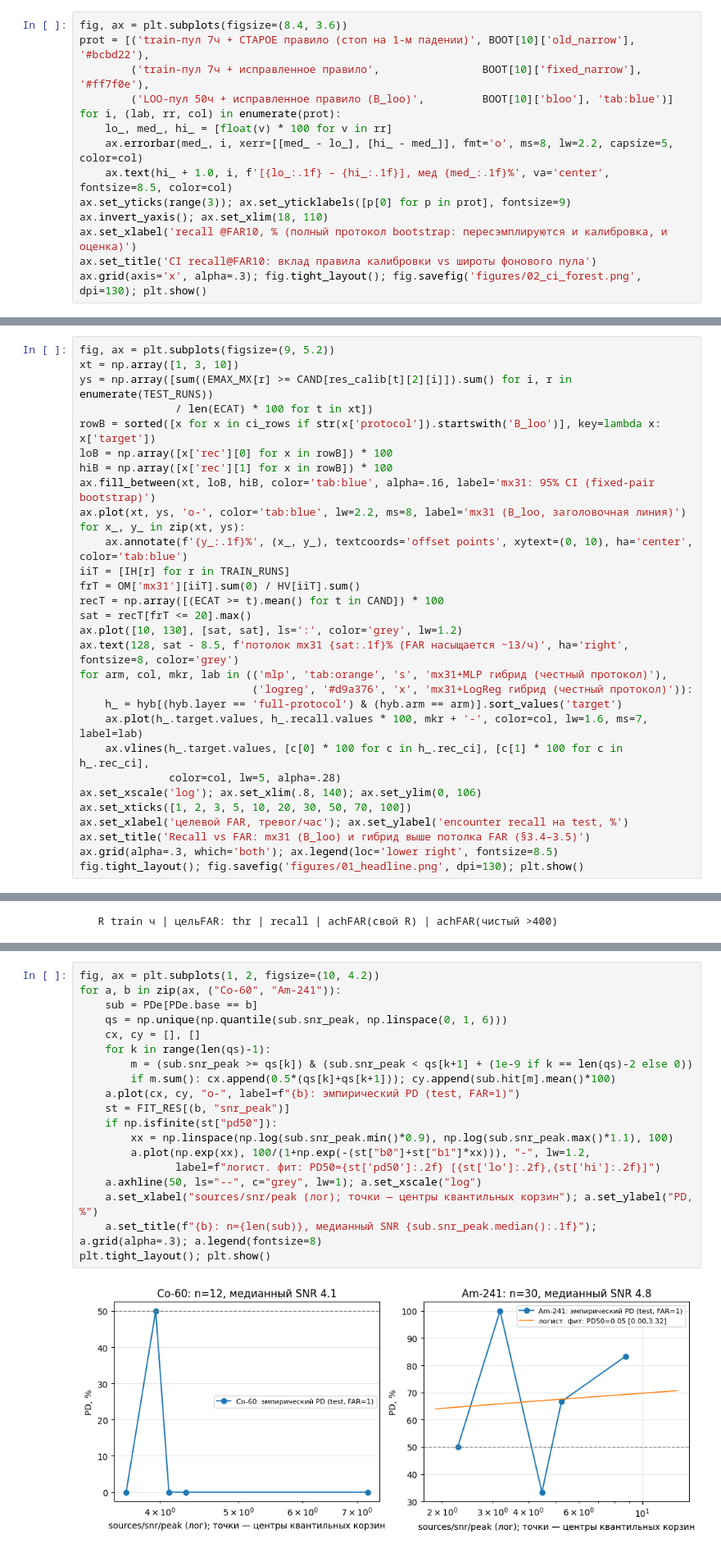
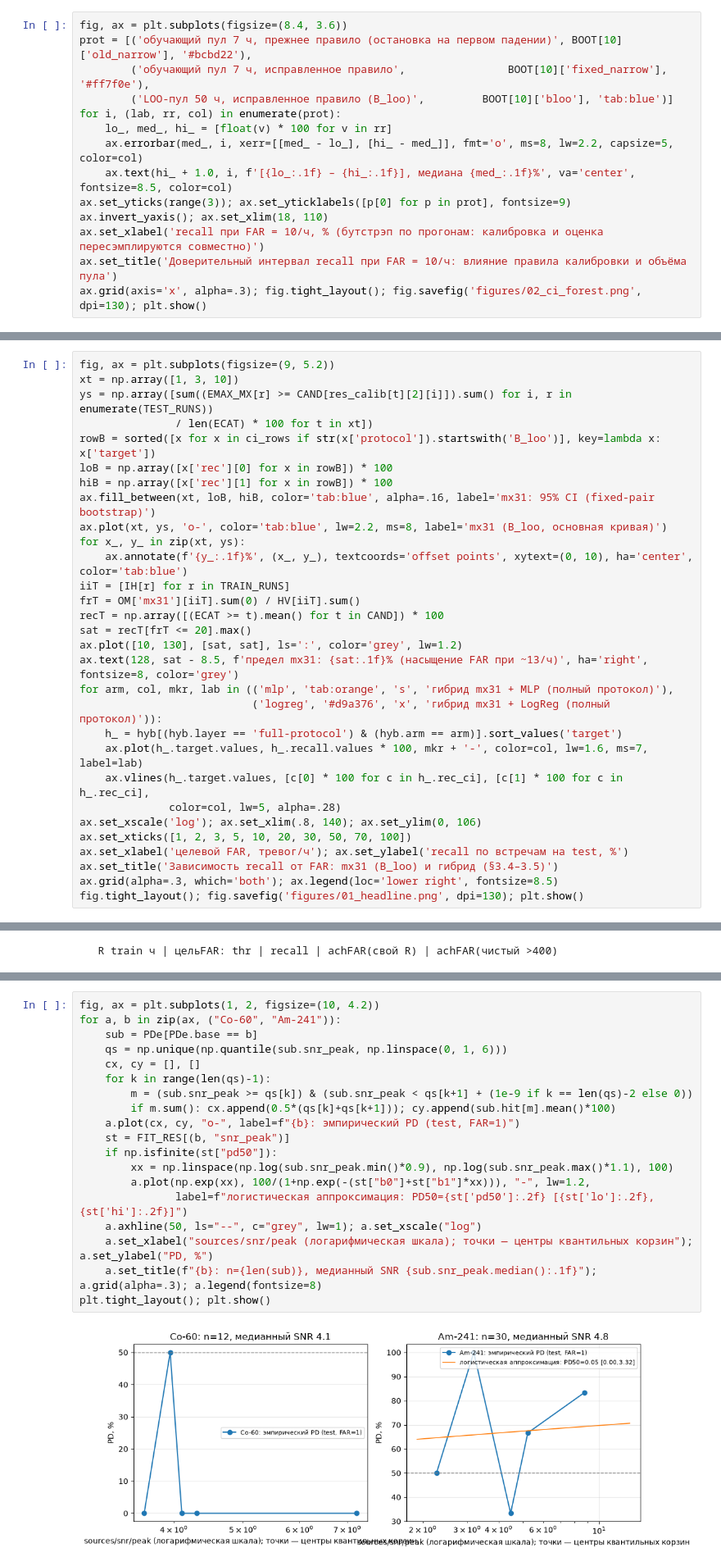
Before and after one commit to VladimirZarodov/ml-radai-radiation-detection, a Jupyter notebook: Matched_Filter_Detection.ipynb, the cells around one changed output, grey strips where cells are left out. Shown at 82% size. Saved outputs shown, nothing was run; the diff lists cells and outputs as text.

```diff
--- a/Matched_Filter_Detection.ipynb
+++ b/Matched_Filter_Detection.ipynb
@@ -680,16 +572,16 @@ for target in (1, 3, 10):
    B_loo 50ч, исправл.  : recall [ 67.2,  74.6] мед  70.9 | achFAR [8.81, 10.73]
 # %%
 fig, ax = plt.subplots(figsize=(8.4, 3.6))
-prot = [('train-пул 7ч + СТАРОЕ правило (стоп на 1-м падении)', BOOT[10]['old_narrow'], '#bcbd22'),
-        ('train-пул 7ч + исправленное правило',                BOOT[10]['fixed_narrow'], '#ff7f0e'),
-        ('LOO-пул 50ч + исправленное правило (B_loo)',         BOOT[10]['bloo'], 'tab:blue')]
+prot = [('обучающий пул 7 ч, прежнее правило (остановка на первом падении)', BOOT[10]['old_narrow'], '#bcbd22'),
+        ('обучающий пул 7 ч, исправленное правило',                BOOT[10]['fixed_narrow'], '#ff7f0e'),
+        ('LOO-пул 50 ч, исправленное правило (B_loo)',         BOOT[10]['bloo'], 'tab:blue')]
 for i, (lab, rr, col) in enumerate(prot):
     lo_, med_, hi_ = [float(v) * 100 for v in rr]
     ax.errorbar(med_, i, xerr=[[med_ - lo_], [hi_ - med_]], fmt='o', ms=8, lw=2.2, capsize=5, color=col)
-    ax.text(hi_ + 1.0, i, f'[{lo_:.1f} – {hi_:.1f}], мед {med_:.1f}%', va='center', fontsize=8.5, color=col)
+    ax.text(hi_ + 1.0, i, f'[{lo_:.1f} – {hi_:.1f}], медиана {med_:.1f}%', va='center', fontsize=8.5, color=col)
 ax.set_yticks(range(3)); ax.set_yticklabels([p[0] for p in prot], fontsize=9)
 ax.invert_yaxis(); ax.set_xlim(18, 110)
-ax.set_xlabel('recall @FAR10, % (полный протокол bootstrap: пересэмплируются и калибровка, и оценка)')
-ax.set_title('CI recall@FAR10: вклад правила калибровки vs широты фонового пула')
+ax.set_xlabel('recall при FAR = 10/ч, % (бутстрэп по прогонам: калибровка и оценка пересэмплируются совместно)')
+ax.set_title('Доверительный интервал recall при FAR = 10/ч: влияние правила калибровки и объёма пула')
 ax.grid(axis='x', alpha=.3); fig.tight_layout(); fig.savefig('figures/02_ci_forest.png', dpi=130); plt.show()
 # %% [output]
@@ -1042,7 +905,7 @@ rowB = sorted([x for x in ci_rows if str(x['protocol']).startswith('B_loo')], ke
 loB = np.array([x['rec'][0] for x in rowB]) * 100
 hiB = np.array([x['rec'][1] for x in rowB]) * 100
 ax.fill_between(xt, loB, hiB, color='tab:blue', alpha=.16, label='mx31: 95% CI (fixed-pair bootstrap)')
-ax.plot(xt, ys, 'o-', color='tab:blue', lw=2.2, ms=8, label='mx31 (B_loo, заголовочная линия)')
+ax.plot(xt, ys, 'o-', color='tab:blue', lw=2.2, ms=8, label='mx31 (B_loo, основная кривая)')
 for x_, y_ in zip(xt, ys):
     ax.annotate(f'{y_:.1f}%', (x_, y_), textcoords='offset points', xytext=(0, 10), ha='center', color='tab:blue')
 iiT = [IH[r] for r in TRAIN_RUNS]
@@ -1050,17 +913,17 @@ frT = OM['mx31'][iiT].sum(0) / HV[iiT].sum()
 recT = np.array([(ECAT >= t).mean() for t in CAND]) * 100
 sat = recT[frT <= 20].max()
 ax.plot([10, 130], [sat, sat], ls=':', color='grey', lw=1.2)
-ax.text(128, sat - 8.5, f'потолок mx31 {sat:.1f}% (FAR насыщается ~13/ч)', ha='right', fontsize=8, color='grey')
-for arm, col, mkr, lab in (('mlp', 'tab:orange', 's', 'mx31+MLP гибрид (честный протокол)'),
-                           ('logreg', '#d9a376', 'x', 'mx31+LogReg гибрид (честный протокол)')):
+ax.text(128, sat - 8.5, f'предел mx31: {sat:.1f}% (насыщение FAR при ~13/ч)', ha='right', fontsize=8, color='grey')
+for arm, col, mkr, lab in (('mlp', 'tab:orange', 's', 'гибрид mx31 + MLP (полный протокол)'),
+                           ('logreg', '#d9a376', 'x', 'гибрид mx31 + LogReg (полный протокол)')):
     h_ = hyb[(hyb.layer == 'full-protocol') & (hyb.arm == arm)].sort_values('target')
     ax.plot(h_.target.values, h_.recall.values * 100, mkr + '-', color=col, lw=1.6, ms=7, label=lab)
     ax.vlines(h_.target.values, [c[0] * 100 for c in h_.rec_ci], [c[1] * 100 for c in h_.rec_ci],
               color=col, lw=5, alpha=.28)
 ax.set_xscale('log'); ax.set_xlim(.8, 140); ax.set_ylim(0, 106)
 ax.set_xticks([1, 2, 3, 5, 10, 20, 30, 50, 70, 100])
-ax.set_xlabel('целевой FAR, тревог/час'); ax.set_ylabel('encounter recall на test, %')
-ax.set_title('Recall vs FAR: mx31 (B_loo) и гибрид выше потолка FAR (§3.4–3.5)')
+ax.set_xlabel('целевой FAR, тревог/ч'); ax.set_ylabel('recall по встречам на test, %')
+ax.set_title('Зависимость recall от FAR: mx31 (B_loo) и гибрид (§3.4–3.5)')
 ax.grid(alpha=.3, which='both'); ax.legend(loc='lower right', fontsize=8.5)
 fig.tight_layout(); fig.savefig('figures/01_headline.png', dpi=130); plt.show()
 # %% [output]
@@ -1662,22 +1454,22 @@ PD50 (50% обнаружения) при пороге FAR=1/час (B_loo per-ru
 # %%
 fig, ax = plt.subplots(1, 2, figsize=(10, 4.2))
 for a, b in zip(ax, ("Co-60", "Am-241")):
     sub = PDe[PDe.base == b]
     qs = np.unique(np.quantile(sub.snr_peak, np.linspace(0, 1, 6)))
     cx, cy = [], []
     for k in range(len(qs)-1):
         m = (sub.snr_peak >= qs[k]) & (sub.snr_peak < qs[k+1] + (1e-9 if k == len(qs)-2 else 0))
         if m.sum(): cx.append(0.5*(qs[k]+qs[k+1])); cy.append(sub.hit[m].mean()*100)
     a.plot(cx, cy, "o-", label=f"{b}: эмпирический PD (test, FAR=1)")
     st = FIT_RES[(b, "snr_peak")]
     if np.isfinite(st["pd50"]):
         xx = np.linspace(np.log(sub.snr_peak.min()*0.9), np.log(sub.snr_peak.max()*1.1), 100)
         a.plot(np.exp(xx), 100/(1+np.exp(-(st["b0"]+st["b1"]*xx))), "-", lw=1.2,
-               label=f"логист. фит: PD50={st['pd50']:.2f} [{st['lo']:.2f},{st['hi']:.2f}]")
+               label=f"логистическая аппроксимация: PD50={st['pd50']:.2f} [{st['lo']:.2f},{st['hi']:.2f}]")
     a.axhline(50, ls="--", c="grey", lw=1); a.set_xscale("log")
-    a.set_xlabel("sources/snr/peak (лог); точки — центры квантильных корзин"); a.set_ylabel("PD, %")
+    a.set_xlabel("sources/snr/peak (логарифмическая шкала); точки — центры квантильных корзин"); a.set_ylabel("PD, %")
     a.set_title(f"{b}: n={len(sub)}, медианный SNR {sub.snr_peak.median():.1f}"); a.grid(alpha=.3); a.legend(fontsize=8)
 plt.tight_layout(); plt.show()
 # %% [output]
-[figure, old version]
+[figure, new version]
 # %% [markdown]
```
Also changed, not shown: parts of 57 cells of this notebook, 10 other files.
